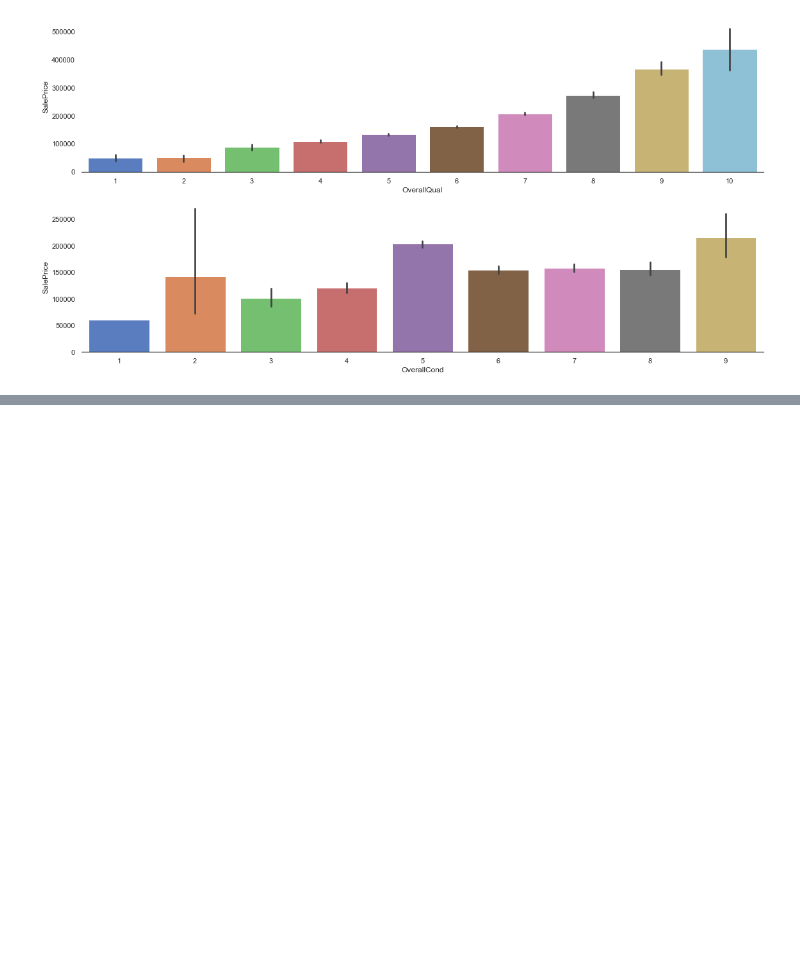
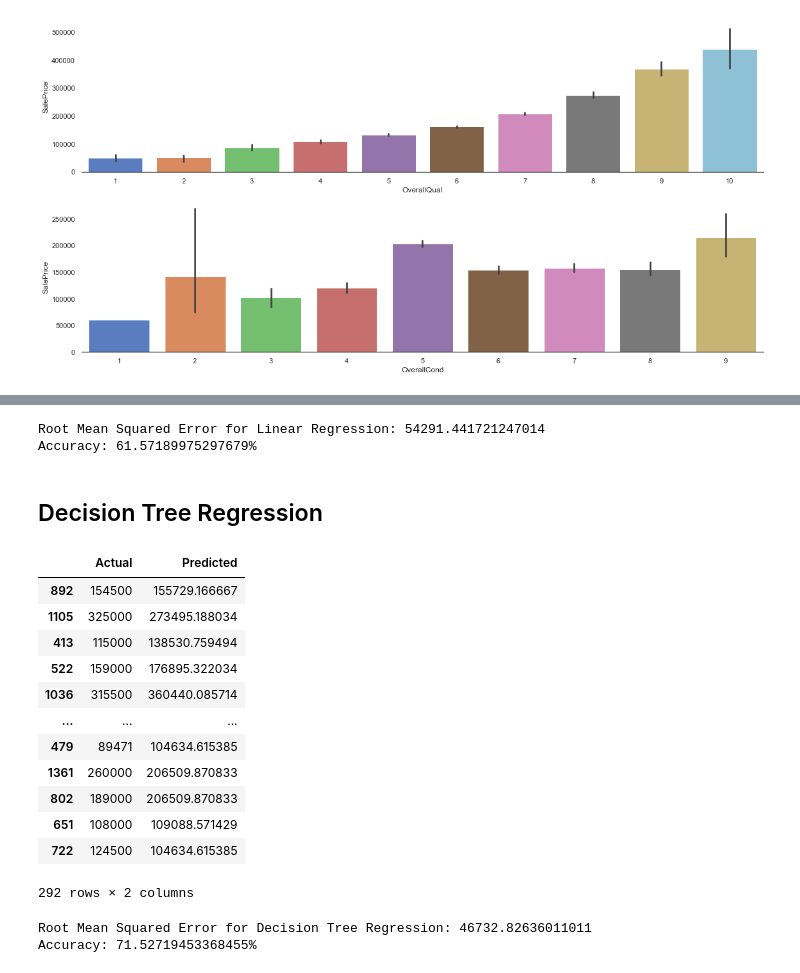
Before and after one commit to IntelligentsiAI/000-House-Price-Prediction, a Jupyter notebook: Data Exploration.ipynb, the cells around one changed output, grey strips where cells are left out. Drawn from its saved outputs; the diff is of its cells as text; code cells hidden in the pictures; blank space fills up the shorter version.

```diff
--- a/Data Exploration.ipynb
+++ b/Data Exploration.ipynb
@@ -113,0 +161,34 @@ plt.tight_layout()
+# %%
+print('Root Mean Squared Error for Linear Regression:', np.sqrt(metrics.mean_squared_error(y_dev, y_pred_linreg_dev)))
+print("Accuracy: "+ str(linreg.score(X_dev,y_dev)*100) + "%")
+# %% [output]
+Root Mean Squared Error for Linear Regression: 54291.441721247014
+Accuracy: 61.57189975297679%
+# %% [markdown]
+## Decision Tree Regression
+# %%
+dt = DecisionTreeRegressor(max_depth=10, min_samples_split=5, max_leaf_nodes=40)
+dt.fit(X_train, y_train)
+y_pred_dt = dt.predict(X_dev)
+df_dt = pd.DataFrame({'Actual': y_dev, 'Predicted': y_pred_dt})
+df_dt
+# %% [output]
+|  | Actual | Predicted |
+| 892 | 154500 | 155729.166667 |
+| 1105 | 325000 | 273495.188034 |
+| 413 | 115000 | 138530.759494 |
+| 522 | 159000 | 176895.322034 |
+| 1036 | 315500 | 360440.085714 |
+| ... | ... | ... |
+| 479 | 89471 | 104634.615385 |
+| 1361 | 260000 | 206509.870833 |
+| 802 | 189000 | 206509.870833 |
+| 651 | 108000 | 109088.571429 |
+| 722 | 124500 | 104634.615385 |
+292 rows × 2 columns
+# %%
+print('Root Mean Squared Error for Decision Tree Regression:', np.sqrt(metrics.mean_squared_error(y_dev, y_pred_dt)))
+print("Accuracy: "+ str(dt.score(X_dev,y_dev)*100) + "%")
+# %% [output]
+Root Mean Squared Error for Decision Tree Regression: 46732.82636011011
+Accuracy: 71.52719453368455%
```
Also changed, not shown: parts of 18 cells of this notebook, 1 other file.
